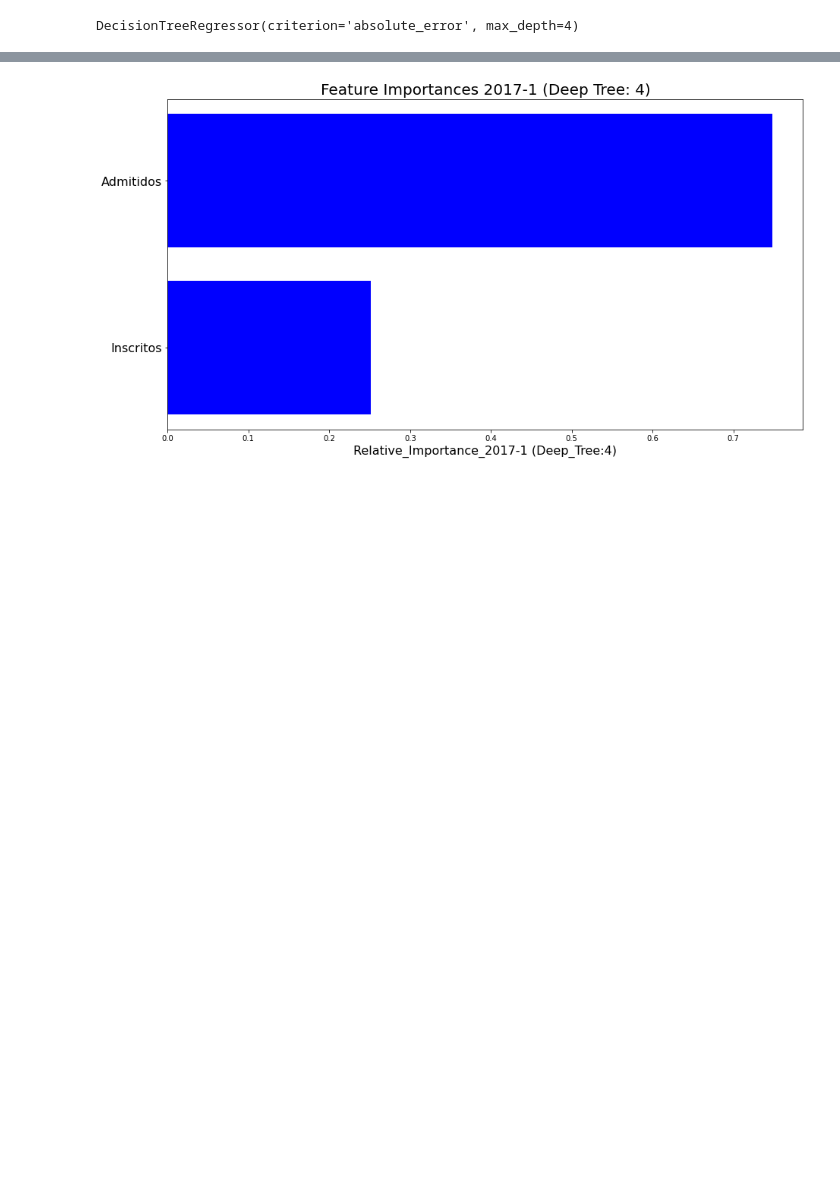
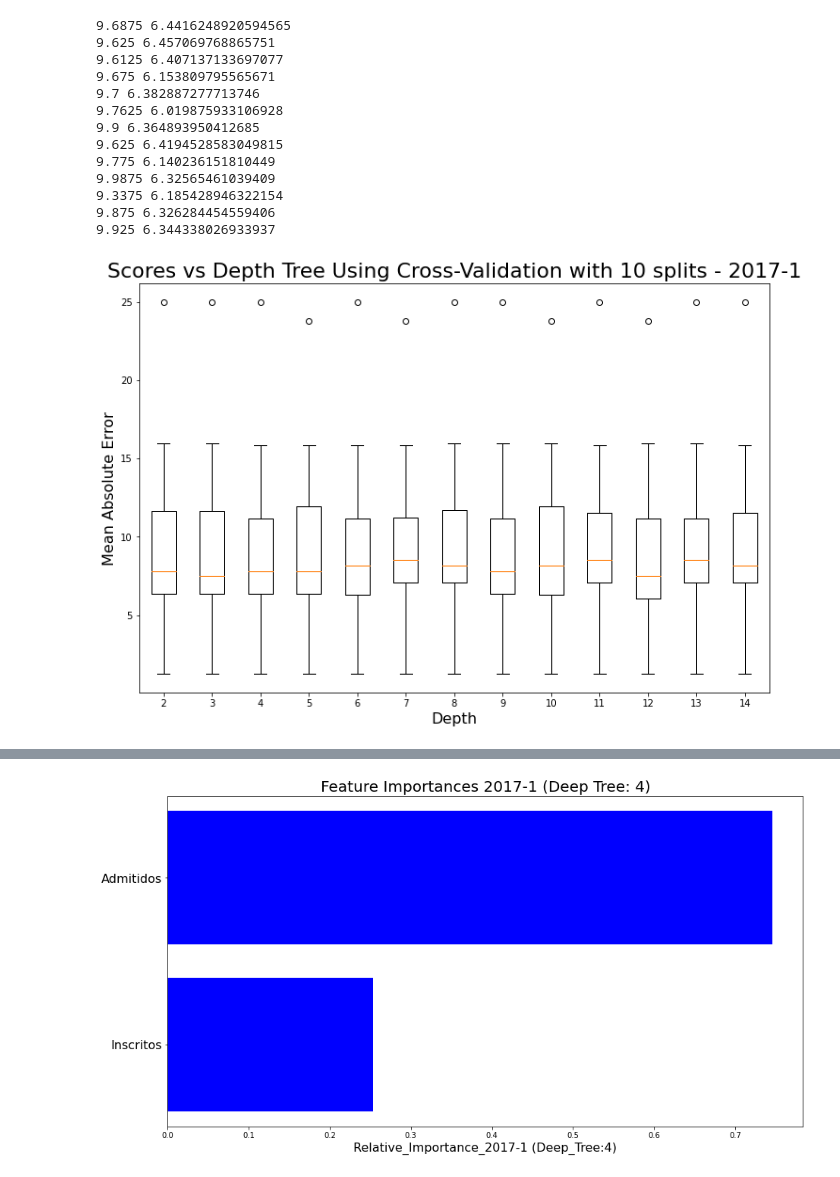
Before and after one commit to JohnMasterR/DC-P3, a Jupyter notebook: Final_P3/P3_Tree_Reg_Matriculas.ipynb, the cells around one changed output, grey strips where cells are left out. Cells and saved outputs as stored; diff of their text form; code cells hidden in the pictures; blank space fills up the shorter version.

```diff
--- a/Final_P3/P3_Tree_Reg_Matriculas.ipynb
+++ b/Final_P3/P3_Tree_Reg_Matriculas.ipynb
@@ -51,6 +52,7 @@ data = Matricula_2017_1
 year = '2017-1'
 depmax = 4
 reg_type = 'absolute_error'
+cv_splits = 10 # Must be less than sample number
 # %%
 plt.rcParams["figure.figsize"] = [12, 8]
 
@@ -85,18 +89,38 @@ plt.close(fig)
-# %%
-regressor = DecisionTreeRegressor(max_depth=depmax, criterion=reg_type)
-
-regressor.fit(data[['Inscritos (1ra Opción)', 'Admitidos (1ra y 2da Opción)']],
-              data['Matriculados'])
-
-#DecisionTreeRegressor(criterion='mse',
-#                      max_depth=2,
-#                      max_features=None,
-#                      max_leaf_nodes=None,
-#                      min_samples_leaf=1,
-#                      min_samples_split=2,
-#                      min_weight_fraction_leaf=0.0,
-#                      presort=False,
-#                      random_state=None,
-#                      splitter='best')
-# %% [output]
-DecisionTreeRegressor(criterion='absolute_error', max_depth=4)
+# %%
+Scores = []
+Deeps = []
+
+for deeps in range(2, 15):
+    regs = DecisionTreeRegressor(max_depth=deeps, criterion=reg_type)
+    scs = -cross_val_score(regressor,
+                           data[['Inscritos (1ra Opción)', 'Admitidos (1ra y 2da Opción)']],
+                           data['Matriculados'],
+                           scoring='neg_mean_absolute_error',
+                           cv=cv_splits)
+    Scores.append(scs)
+    Deeps.append(deeps)
+    print(scs.mean(), scs.std())
+
+fig = plt.figure()
+plt.boxplot(Scores, labels=Deeps)
+plt.title('Scores vs Depth Tree Using Cross-Validation with '+str(cv_splits)+' splits - '+str(year), size=22)
+plt.xlabel('Depth', fontsize=16)
+plt.ylabel('Mean Absolute Error', fontsize=16)
+plt.show()
+fig.savefig('Scores_Splits_'+str(cv_splits)+'_'+str(year)+'.pdf', dpi=500)
+plt.close(fig)
+# %% [output]
+9.6875 6.4416248920594565
+9.625 6.457069768865751
+9.6125 6.407137133697077
+9.675 6.153809795565671
+9.7 6.382887277713746
+9.7625 6.019875933106928
+9.9 6.364893950412685
+9.625 6.4194528583049815
+9.775 6.140236151810449
+9.9875 6.32565461039409
+9.3375 6.185428946322154
+9.875 6.326284454559406
+9.925 6.344338026933937
+[figure, added]
```
Also changed, not shown: parts of 5 cells of this notebook, 5 other files.
